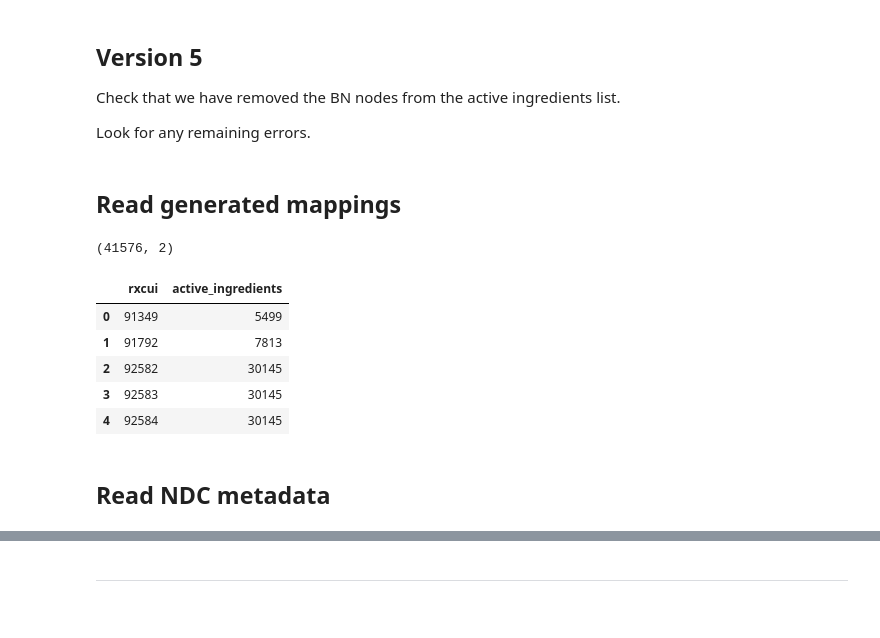
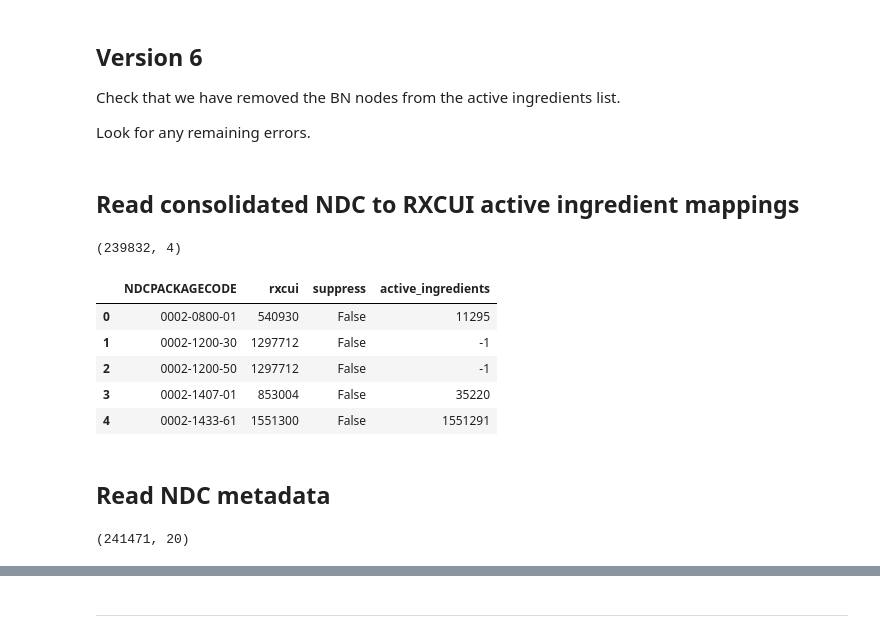
Before and after one commit to veleritas/ndc_active_ingredients, a Jupyter notebook: code/ingredients/validate_mapping_results.ipynb, the cells around one changed output, grey strips where cells are left out. Drawn from its saved outputs; the diff is of its cells as text; code cells hidden in the pictures.

```diff
--- a/code/ingredients/validate_mapping_results.ipynb
+++ b/code/ingredients/validate_mapping_results.ipynb
@@ -7,5 +10,5 @@ Ensure that the mappings we generated from NDCs to active ingredient RXCUIs are
 # %% [markdown]
-## Version 5
+## Version 6
 
 Check that we have removed the BN nodes from the active ingredients list.
 
@@ -14,22 +17,22 @@ Look for any remaining errors.
 import pandas as pd
 from collections import defaultdict
 # %% [markdown]
-## Read generated mappings
+## Read consolidated NDC to RXCUI active ingredient mappings
 # %%
-ingredients = pd.read_csv("../../pipeline/ingredients/ndc_active_ingredients_version_5.tsv", sep='\t')
+mapping = pd.read_csv("../../pipeline/ingredients/ndc_tables/ndc_to_rxcui_map_version_1.tsv", sep='\t')
 # %%
-ingredients.shape
+mapping.shape
 # %% [output]
-(41576, 2)
+(239832, 4)
 # %%
-ingredients.head()
+mapping.head()
 # %% [output]
-|  | rxcui | active_ingredients |
-| 0 | 91349 | 5499 |
-| 1 | 91792 | 7813 |
-| 2 | 92582 | 30145 |
-| 3 | 92583 | 30145 |
-| 4 | 92584 | 30145 |
+|  | NDCPACKAGECODE | rxcui | suppress | active_ingredients |
+| 0 | 0002-0800-01 | 540930 | False | 11295 |
+| 1 | 0002-1200-30 | 1297712 | False | -1 |
+| 2 | 0002-1200-50 | 1297712 | False | -1 |
+| 3 | 0002-1407-01 | 853004 | False | 35220 |
+| 4 | 0002-1433-61 | 1551300 | False | 1551291 |
 # %% [markdown]
 ## Read NDC metadata
 # %%
@@ -36,0 +40,4 @@ data = pd.read_csv("../../pipeline/merged_ndc_info.tsv", sep='\t')
+# %%
+metadata.shape
+# %% [output]
+(241471, 20)
```
Also changed, not shown: parts of 73 cells of this notebook.
